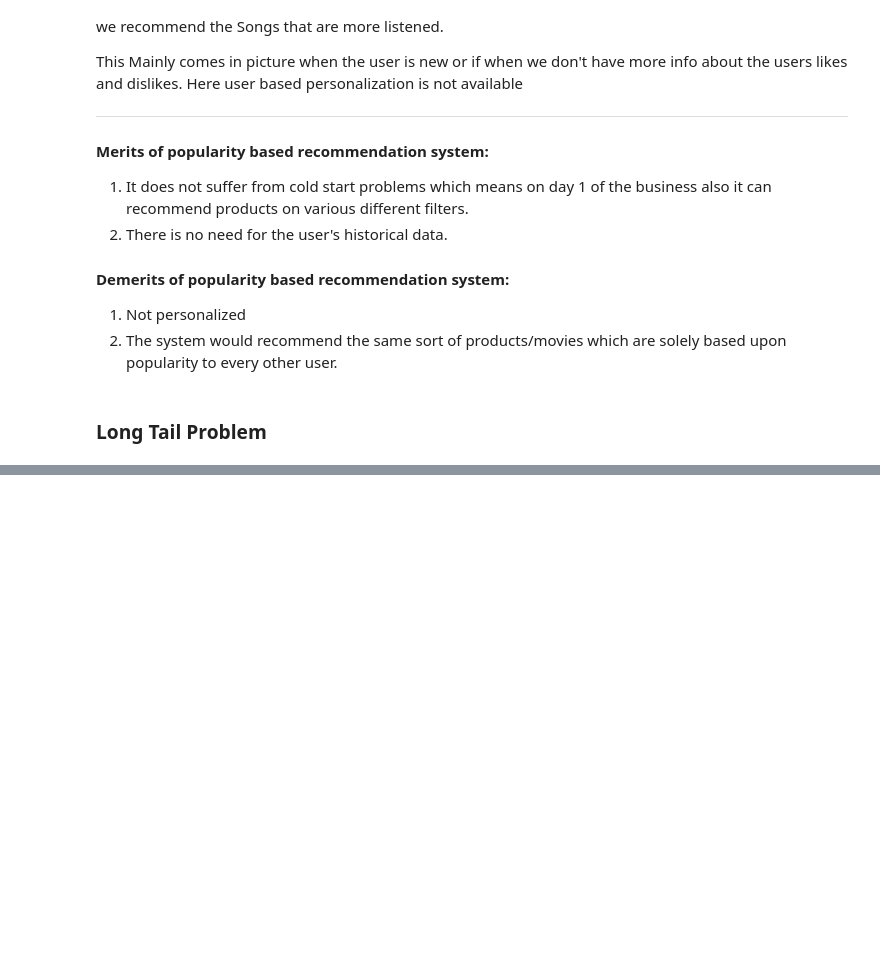
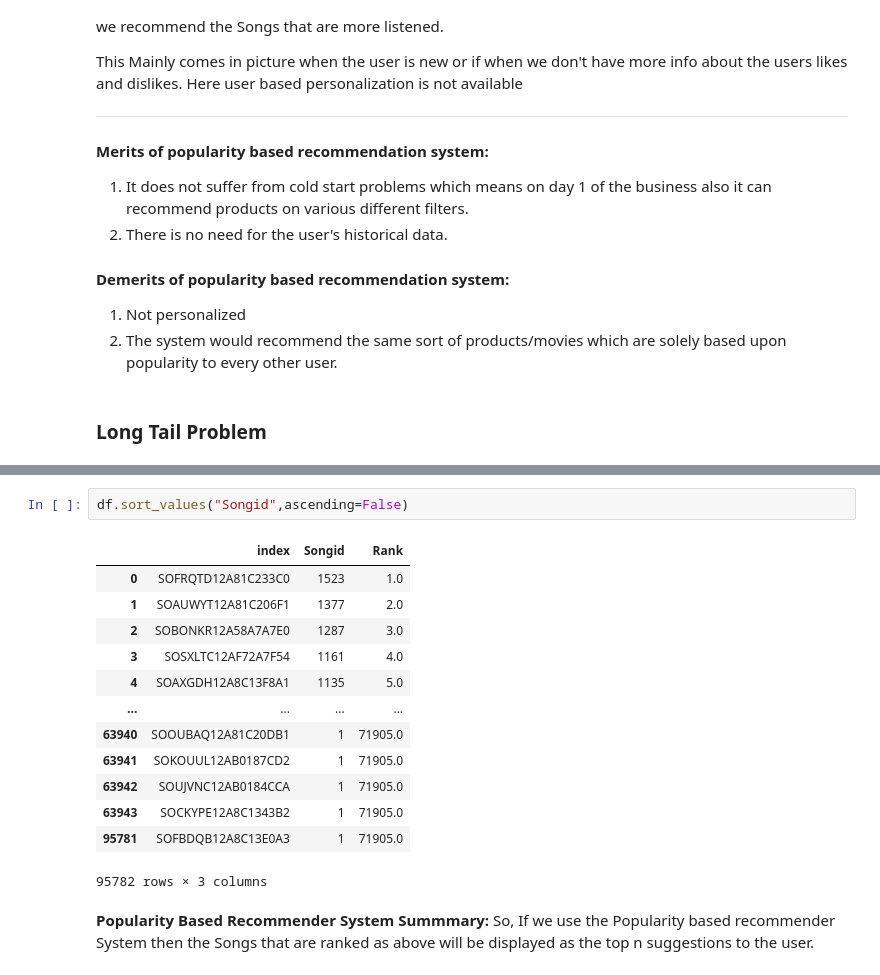
Before and after one commit to GousemujeebShaik/Case-Studies, a Jupyter notebook: RecomenderSystem.ipynb, the cells around one changed output, grey strips where cells are left out. Cells and saved outputs as stored; diff of their text form; blank space fills up the shorter version.

```diff
--- a/RecomenderSystem.ipynb
+++ b/RecomenderSystem.ipynb
@@ -568,0 +587,18 @@ plt.show()
+# %%
+df.sort_values("Songid",ascending=False)
+# %% [output]
+|  | index | Songid | Rank |
+| 0 | SOFRQTD12A81C233C0 | 1523 | 1.0 |
+| 1 | SOAUWYT12A81C206F1 | 1377 | 2.0 |
+| 2 | SOBONKR12A58A7A7E0 | 1287 | 3.0 |
+| 3 | SOSXLTC12AF72A7F54 | 1161 | 4.0 |
+| 4 | SOAXGDH12A8C13F8A1 | 1135 | 5.0 |
+| ... | ... | ... | ... |
+| 63940 | SOOUBAQ12A81C20DB1 | 1 | 71905.0 |
+| 63941 | SOKOUUL12AB0187CD2 | 1 | 71905.0 |
+| 63942 | SOUJVNC12AB0184CCA | 1 | 71905.0 |
+| 63943 | SOCKYPE12A8C1343B2 | 1 | 71905.0 |
+| 95781 | SOFBDQB12A8C13E0A3 | 1 | 71905.0 |
+95782 rows × 3 columns
+# %% [markdown]
+**Popularity Based Recommender System Summmary:** So, If we use the Popularity based recommender System then the Songs that are ranked as above will be displayed as the top n suggestions to the user.
```
Also changed, not shown: parts of 39 cells of this notebook.
